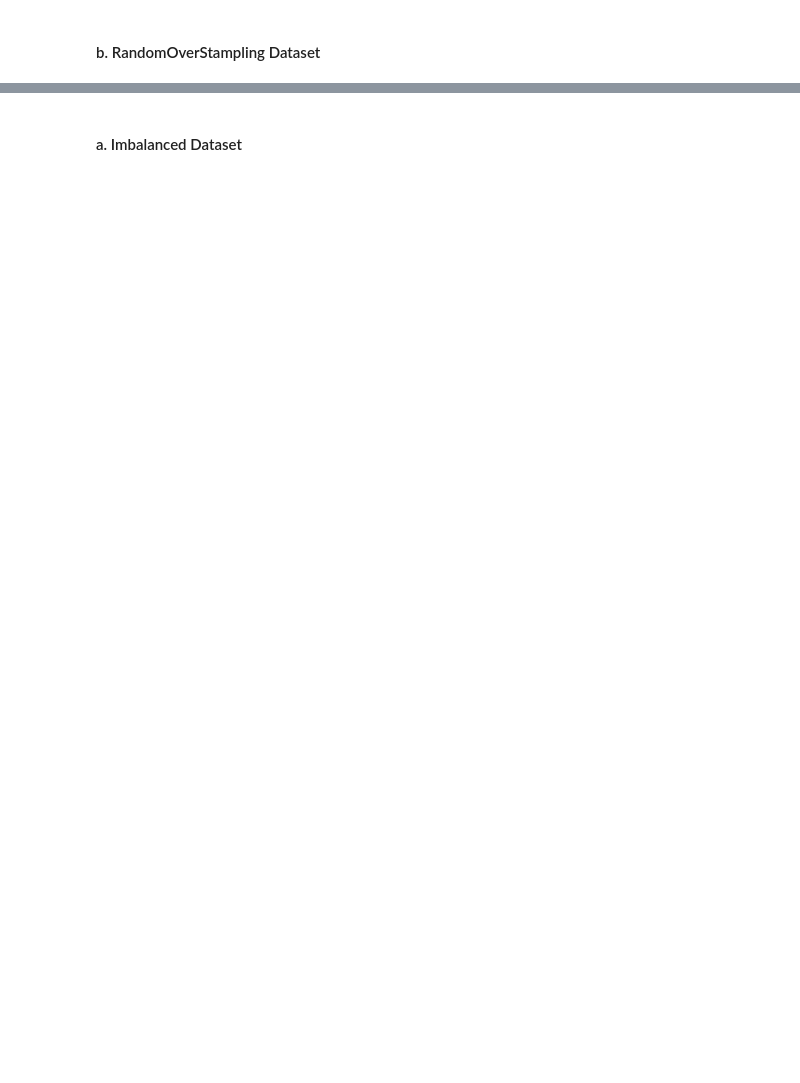
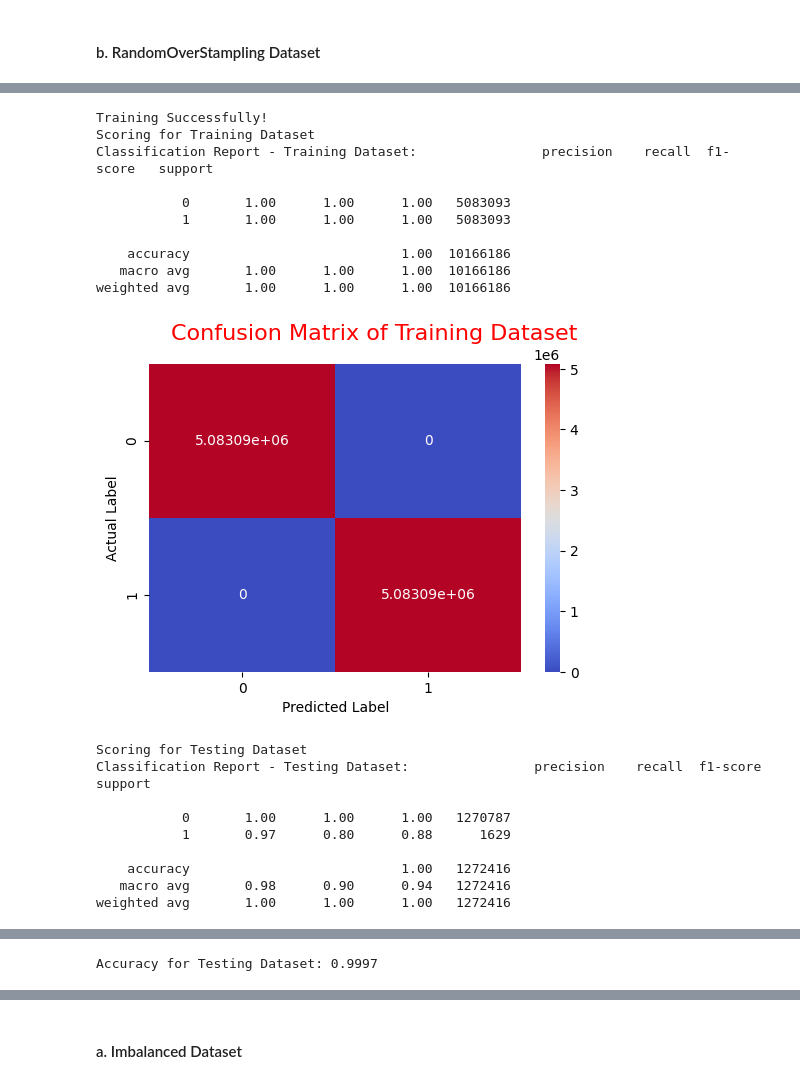
Before and after one commit to HuanKhoa/Card-Fraud-Detection, a Jupyter notebook: main.ipynb, the cells around one changed output, grey strips where cells are left out. Drawn from its saved outputs; the diff is of its cells as text; code cells hidden in the pictures; blank space fills up the shorter version.

```diff
--- a/main.ipynb
+++ b/main.ipynb
@@ -692,0 +603,23 @@ weighted avg       1.00      1.00      1.00   2541552
+# %%
+RandomF_data(X_ranOS, y_ranOS, X_test, y_test)
+# %% [output]
+Training Successfully!
+Scoring for Training Dataset
+Classification Report - Training Dataset:                precision    recall  f1-score   support
+
+           0       1.00      1.00      1.00   5083093
+           1       1.00      1.00      1.00   5083093
+
+    accuracy                           1.00  10166186
+   macro avg       1.00      1.00      1.00  10166186
+weighted avg       1.00      1.00      1.00  10166186
+[figure, added]
+Scoring for Testing Dataset
+Classification Report - Testing Dataset:                precision    recall  f1-score   support
+
+           0       1.00      1.00      1.00   1270787
+           1       0.97      0.80      0.88      1629
+
+    accuracy                           1.00   1272416
+   macro avg       0.98      0.90      0.94   1272416
+weighted avg       1.00      1.00      1.00   1272416
@@ -692,0 +627 @@ weighted avg       1.00      1.00      1.00   2541552
+Accuracy for Testing Dataset: 0.9997
```
Also changed, not shown: parts of 77 cells of this notebook.
